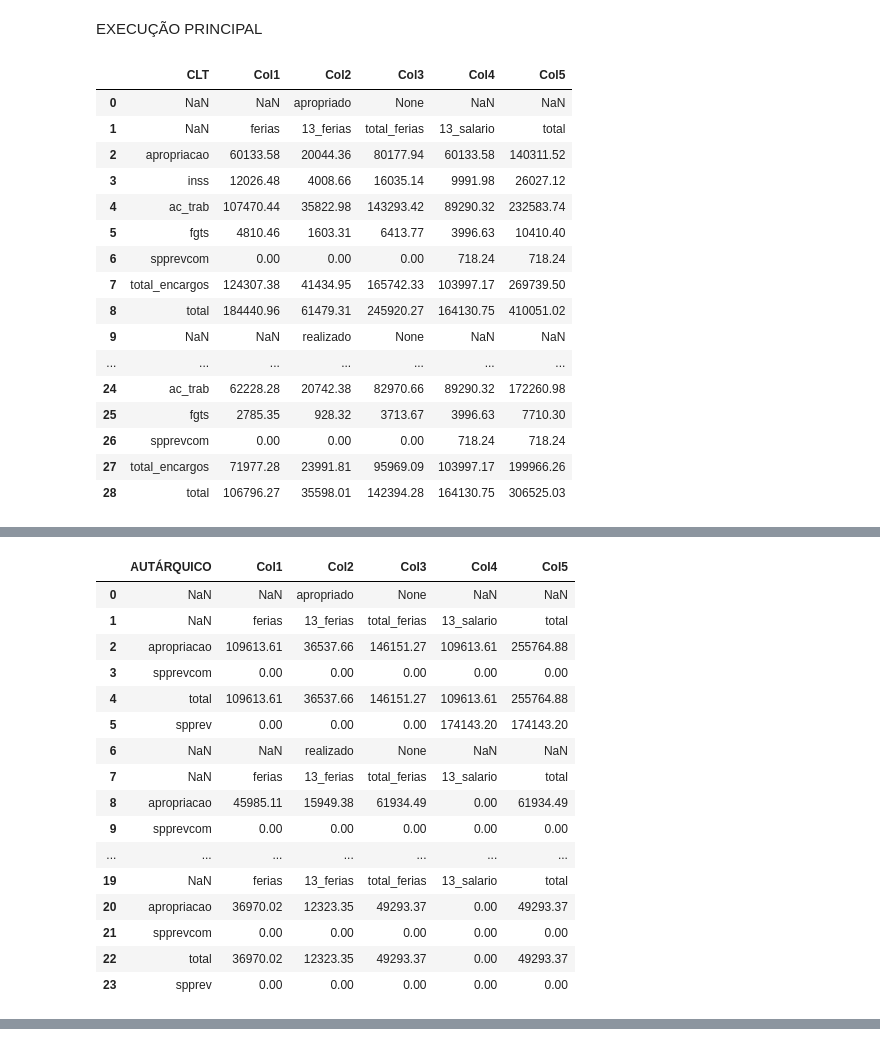
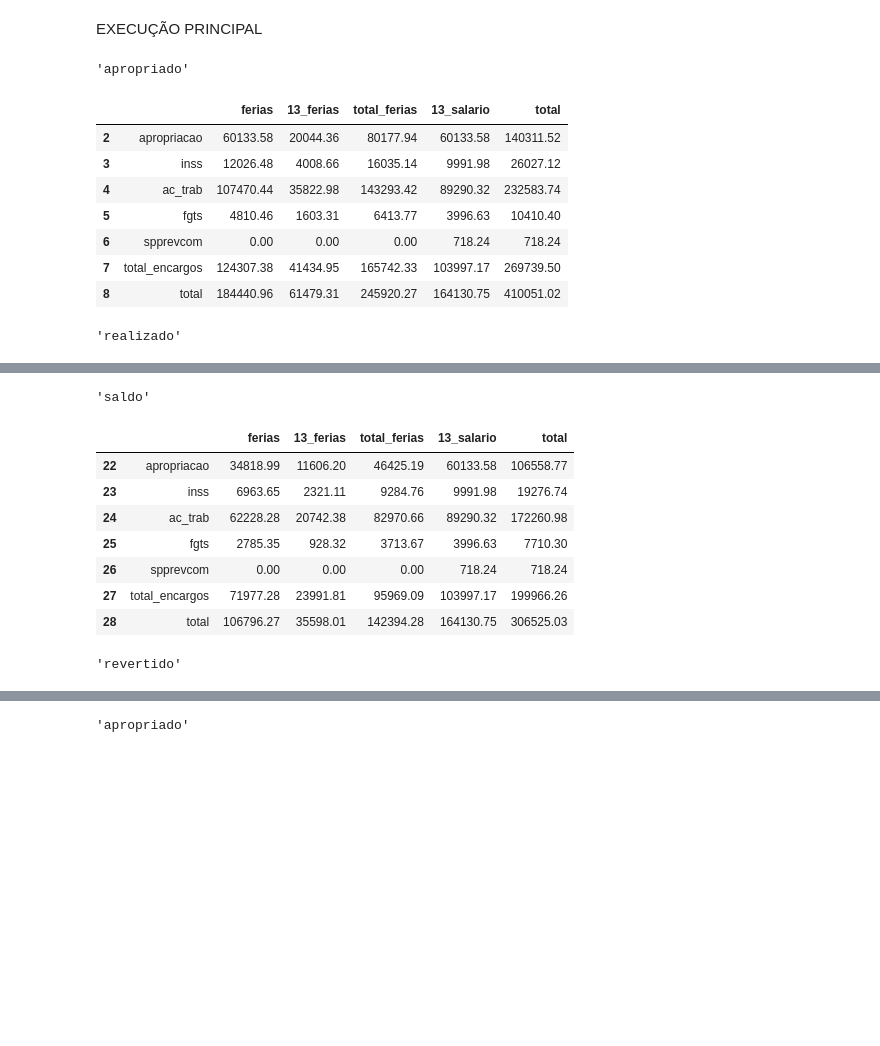
Before and after one commit to dev-alan87/apropriacao_compare, a Jupyter notebook: read_report_java_tabula.ipynb, the cells around one changed output, grey strips where cells are left out. Drawn from its saved outputs; the diff is of its cells as text; code cells hidden in the pictures; blank space fills up the shorter version.

Commit message:
dividindo a tabela principal java em apropriado, realizado, saldo e revertido

```diff
--- a/read_report_java_tabula.ipynb
+++ b/read_report_java_tabula.ipynb
@@ -64,10 +65,17 @@ TIPOS_TABELAS =  [
 TIPOS_TABELAS_A_IGNORAR = [
     "TOTAIS",
     ]
+
+TABELAS_INTERNAS = [
+    "apropriado",
+    "realizado",
+    "saldo",
+    "revertido",
+]
 # %% [markdown]
 FUNÇÕES
 # %%
-def correct_words(tables:list) -> list:
+def normalize_text_java(tables:list) -> list:
     for index, table in enumerate(tables, start=1):
         tables[index-1] = table.replace(TEXTOS_NORMALIZADOS_JAVA, inplace=False, regex=True)
     return tables
@@ -96,27 +104,42 @@ def format_data_frame(df:pd.DataFrame, type:str)->pd.DataFrame:
     COLUNAS_RENOMEADAS["Unnamed: 0"] = type
     df = df.rename(columns=COLUNAS_RENOMEADAS)
     return df
+
+def get_line_positions(df:pd.DataFrame, col:str="Col2") -> list:
+    positions = []
+    for index, line in enumerate(df[col]):
+        if line in TABELAS_INTERNAS:
+            positions.append(index)
+    positions.append(len(df))
+    return positions
 # %% [markdown]
 EXECUÇÃO PRINCIPAL
 # %%
 tabelas = tb.read_pdf(FILE_PATH, pages="all")
 
-tabelas = correct_words(tabelas)
+tabelas = normalize_text_java(tabelas)
 
 for tabela in tabelas:
 
-    tipo = get_table_type(tabela)
+    tipo_funcionario = get_table_type(tabela)
 
-    if tipo is not None:
-        colunas = split_column(tabela, tipo)
-        tabela = join_columns(tabela, colunas, tipo)
-        tabela = format_data_frame(tabela, tipo)
+    if tipo_funcionario is not None:
+        tabela = join_columns(tabela, split_column(tabela, tipo_funcionario), tipo_funcionario)
+        tabela = format_data_frame(tabela, tipo_funcionario)
+        posicoes = get_line_positions(tabela)
 
-        display(tabela)
+        for i in range(len(posicoes) - 1):
+            df = tabela[posicoes[i] : posicoes[i + 1]]
+            tipo_tabela = df.iloc[0,2]
+            df = df.rename(columns=df.iloc[1].replace(np.nan, ""))
+            df = df[2:]
+
+            display(tipo_tabela, df)
+
+        # display(tabela)
 # %% [output]
+'apropriado'
-|  | CLT | Col1 | Col2 | Col3 | Col4 | Col5 |
-| 0 | NaN | NaN | apropriado | None | NaN | NaN |
-| 1 | NaN | ferias | 13_ferias | total_ferias | 13_salario | total |
+|  |  | ferias | 13_ferias | total_ferias | 13_salario | total |
 | 2 | apropriacao | 60133.58 | 20044.36 | 80177.94 | 60133.58 | 140311.52 |
 | 3 | inss | 12026.48 | 4008.66 | 16035.14 | 9991.98 | 26027.12 |
 | 4 | ac_trab | 107470.44 | 35822.98 | 143293.42 | 89290.32 | 232583.74 |
@@ -124,10 +147,4 @@ for tabela in tabelas:
 | 6 | spprevcom | 0.00 | 0.00 | 0.00 | 718.24 | 718.24 |
 | 7 | total_encargos | 124307.38 | 41434.95 | 165742.33 | 103997.17 | 269739.50 |
 | 8 | total | 184440.96 | 61479.31 | 245920.27 | 164130.75 | 410051.02 |
-| 9 | NaN | NaN | realizado | None | NaN | NaN |
-| ... | ... | ... | ... | ... | ... | ... |
-| 24 | ac_trab | 62228.28 | 20742.38 | 82970.66 | 89290.32 | 172260.98 |
-| 25 | fgts | 2785.35 | 928.32 | 3713.67 | 3996.63 | 7710.30 |
-| 26 | spprevcom | 0.00 | 0.00 | 0.00 | 718.24 | 718.24 |
-| 27 | total_encargos | 71977.28 | 23991.81 | 95969.09 | 103997.17 | 199966.26 |
-| 28 | total | 106796.27 | 35598.01 | 142394.28 | 164130.75 | 306525.03 |
+'realizado'
@@ -144,17 +161,10 @@ for tabela in tabelas:
+'saldo'
-|  | AUTÁRQUICO | Col1 | Col2 | Col3 | Col4 | Col5 |
-| 0 | NaN | NaN | apropriado | None | NaN | NaN |
-| 1 | NaN | ferias | 13_ferias | total_ferias | 13_salario | total |
-| 2 | apropriacao | 109613.61 | 36537.66 | 146151.27 | 109613.61 | 255764.88 |
-| 3 | spprevcom | 0.00 | 0.00 | 0.00 | 0.00 | 0.00 |
-| 4 | total | 109613.61 | 36537.66 | 146151.27 | 109613.61 | 255764.88 |
-| 5 | spprev | 0.00 | 0.00 | 0.00 | 174143.20 | 174143.20 |
-| 6 | NaN | NaN | realizado | None | NaN | NaN |
-| 7 | NaN | ferias | 13_ferias | total_ferias | 13_salario | total |
-| 8 | apropriacao | 45985.11 | 15949.38 | 61934.49 | 0.00 | 61934.49 |
-| 9 | spprevcom | 0.00 | 0.00 | 0.00 | 0.00 | 0.00 |
-| ... | ... | ... | ... | ... | ... | ... |
-| 19 | NaN | ferias | 13_ferias | total_ferias | 13_salario | total |
-| 20 | apropriacao | 36970.02 | 12323.35 | 49293.37 | 0.00 | 49293.37 |
-| 21 | spprevcom | 0.00 | 0.00 | 0.00 | 0.00 | 0.00 |
-| 22 | total | 36970.02 | 12323.35 | 49293.37 | 0.00 | 49293.37 |
-| 23 | spprev | 0.00 | 0.00 | 0.00 | 0.00 | 0.00 |
+|  |  | ferias | 13_ferias | total_ferias | 13_salario | total |
+| 22 | apropriacao | 34818.99 | 11606.20 | 46425.19 | 60133.58 | 106558.77 |
+| 23 | inss | 6963.65 | 2321.11 | 9284.76 | 9991.98 | 19276.74 |
+| 24 | ac_trab | 62228.28 | 20742.38 | 82970.66 | 89290.32 | 172260.98 |
+| 25 | fgts | 2785.35 | 928.32 | 3713.67 | 3996.63 | 7710.30 |
+| 26 | spprevcom | 0.00 | 0.00 | 0.00 | 718.24 | 718.24 |
+| 27 | total_encargos | 71977.28 | 23991.81 | 95969.09 | 103997.17 | 199966.26 |
+| 28 | total | 106796.27 | 35598.01 | 142394.28 | 164130.75 | 306525.03 |
+'revertido'
@@ -177,0 +179 @@ for tabela in tabelas:
+'apropriado'
```
Also changed, not shown: parts of 2 cells of this notebook, 1 other file.
